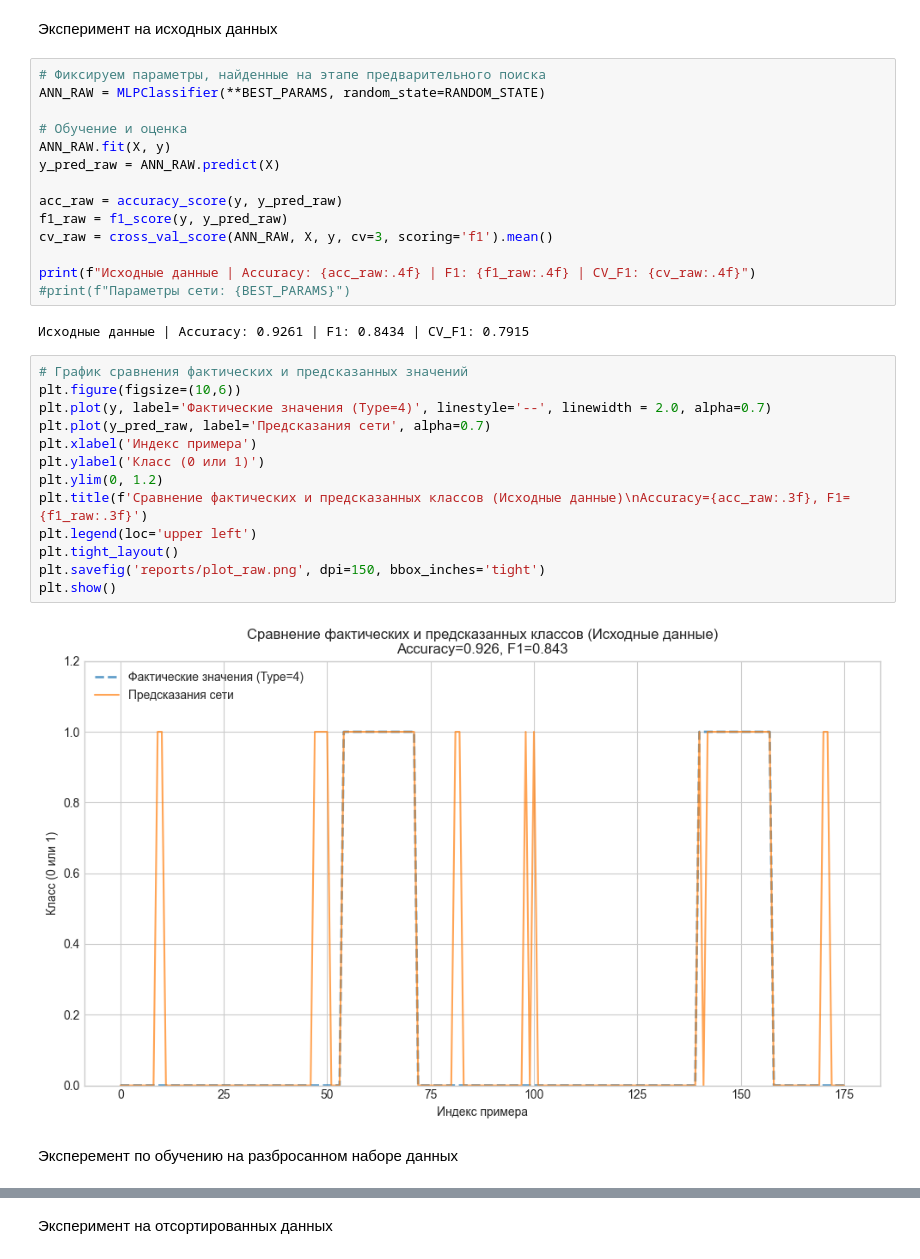
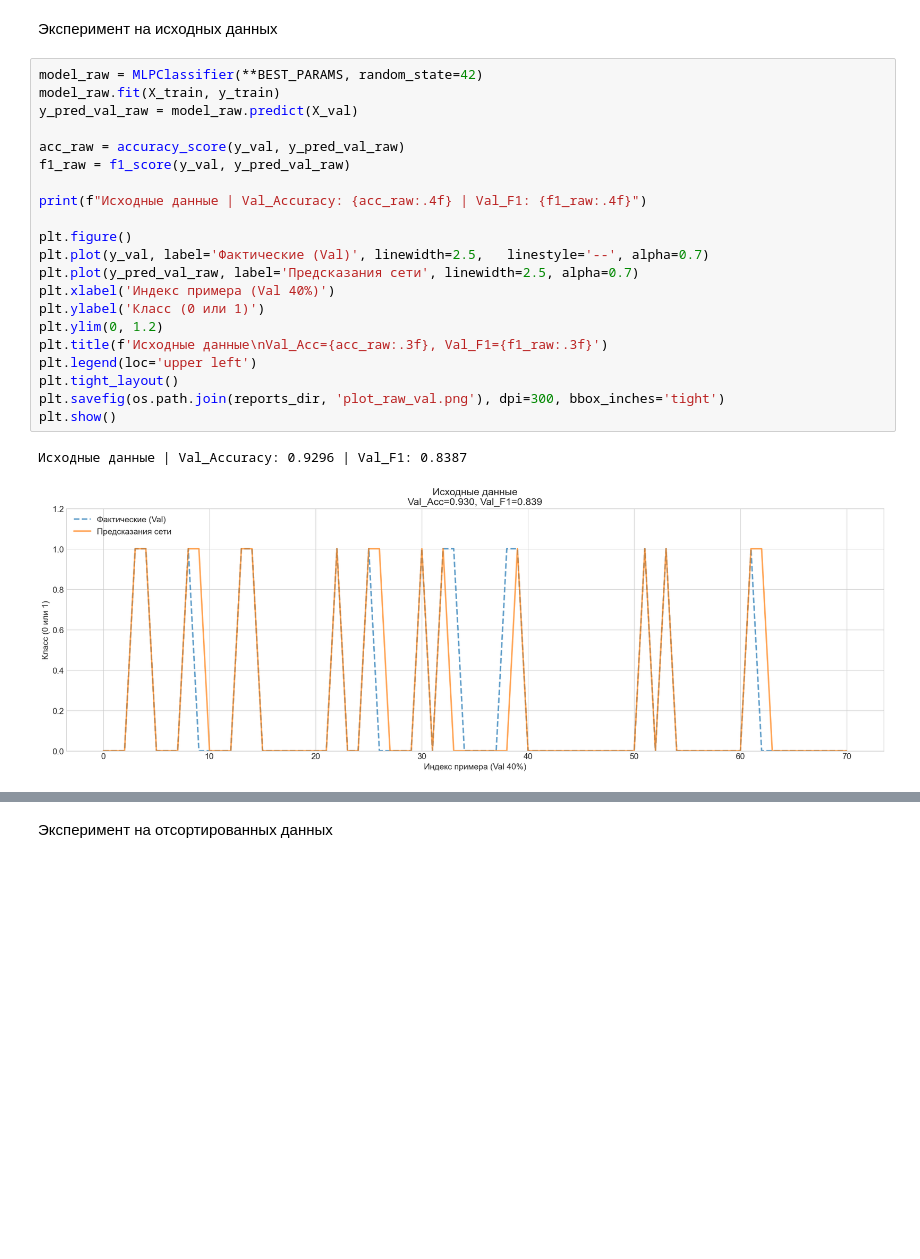
Before and after one commit to heigan/LB_3, a Jupyter notebook: 03_preview.ipynb, the cells around one changed output, grey strips where cells are left out. Saved outputs shown, nothing was run; the diff lists cells and outputs as text; blank space fills up the shorter version.

Commit message:
v2.0
Добавил разделение на обучение и валидацию
Гистограмма по подбору параметров

```diff
--- a/03_preview.ipynb
+++ b/03_preview.ipynb
@@ -140,35 +196,26 @@ BEST_PARAMS = best_params.copy()
 # %% [markdown]
 Эксперимент на исходных данных
 # %%
-# Фиксируем параметры, найденные на этапе предварительного поиска
-ANN_RAW = MLPClassifier(**BEST_PARAMS, random_state=RANDOM_STATE)
+model_raw = MLPClassifier(**BEST_PARAMS, random_state=42)
+model_raw.fit(X_train, y_train)
+y_pred_val_raw = model_raw.predict(X_val)
 
-# Обучение и оценка
-ANN_RAW.fit(X, y)
-y_pred_raw = ANN_RAW.predict(X)
+acc_raw = accuracy_score(y_val, y_pred_val_raw)
+f1_raw = f1_score(y_val, y_pred_val_raw)
 
-acc_raw = accuracy_score(y, y_pred_raw)
-f1_raw = f1_score(y, y_pred_raw)
-cv_raw = cross_val_score(ANN_RAW, X, y, cv=3, scoring='f1').mean()
+print(f"Исходные данные | Val_Accuracy: {acc_raw:.4f} | Val_F1: {f1_raw:.4f}")
 
-print(f"Исходные данные | Accuracy: {acc_raw:.4f} | F1: {f1_raw:.4f} | CV_F1: {cv_raw:.4f}")
-#print(f"Параметры сети: {BEST_PARAMS}")
+plt.figure()
+plt.plot(y_val, label='Фактические (Val)', linewidth=2.5,   linestyle='--', alpha=0.7)
+plt.plot(y_pred_val_raw, label='Предсказания сети', linewidth=2.5, alpha=0.7)
+plt.xlabel('Индекс примера (Val 40%)')
+plt.ylabel('Класс (0 или 1)')
+plt.ylim(0, 1.2)
+plt.title(f'Исходные данные\nVal_Acc={acc_raw:.3f}, Val_F1={f1_raw:.3f}')
+plt.legend(loc='upper left')
+plt.tight_layout()
+plt.savefig(os.path.join(reports_dir, 'plot_raw_val.png'), dpi=300, bbox_inches='tight')
+plt.show()
 # %% [output]
-Исходные данные | Accuracy: 0.9261 | F1: 0.8434 | CV_F1: 0.7915
+Исходные данные | Val_Accuracy: 0.9296 | Val_F1: 0.8387
+[figure, added]
-# %%
-# График сравнения фактических и предсказанных значений
-plt.figure(figsize=(10,6))
-plt.plot(y, label='Фактические значения (Type=4)', linestyle='--', linewidth = 2.0, alpha=0.7)
-plt.plot(y_pred_raw, label='Предсказания сети', alpha=0.7)
-plt.xlabel('Индекс примера')
-plt.ylabel('Класс (0 или 1)')
-plt.ylim(0, 1.2)
-plt.title(f'Сравнение фактических и предсказанных классов (Исходные данные)\nAccuracy={acc_raw:.3f}, F1={f1_raw:.3f}')
-plt.legend(loc='upper left')
-plt.tight_layout()
-plt.savefig('reports/plot_raw.png', dpi=150, bbox_inches='tight')
-plt.show()
-# %% [output]
-[figure, removed]
-# %% [markdown]
-Эксперемент по обучению на разбросанном наборе данных
```
Also changed, not shown: parts of 16 cells of this notebook, 7 other files.
